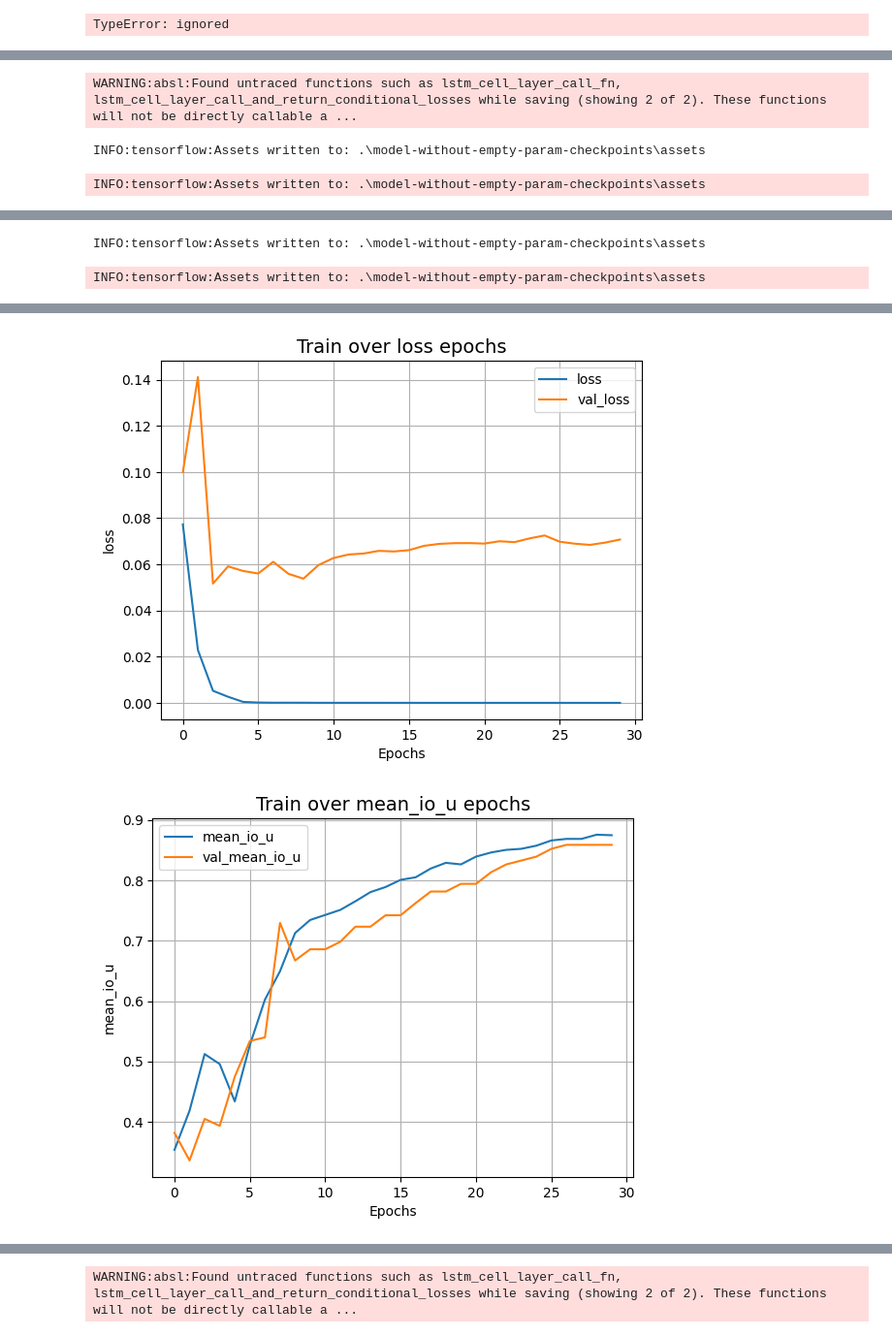
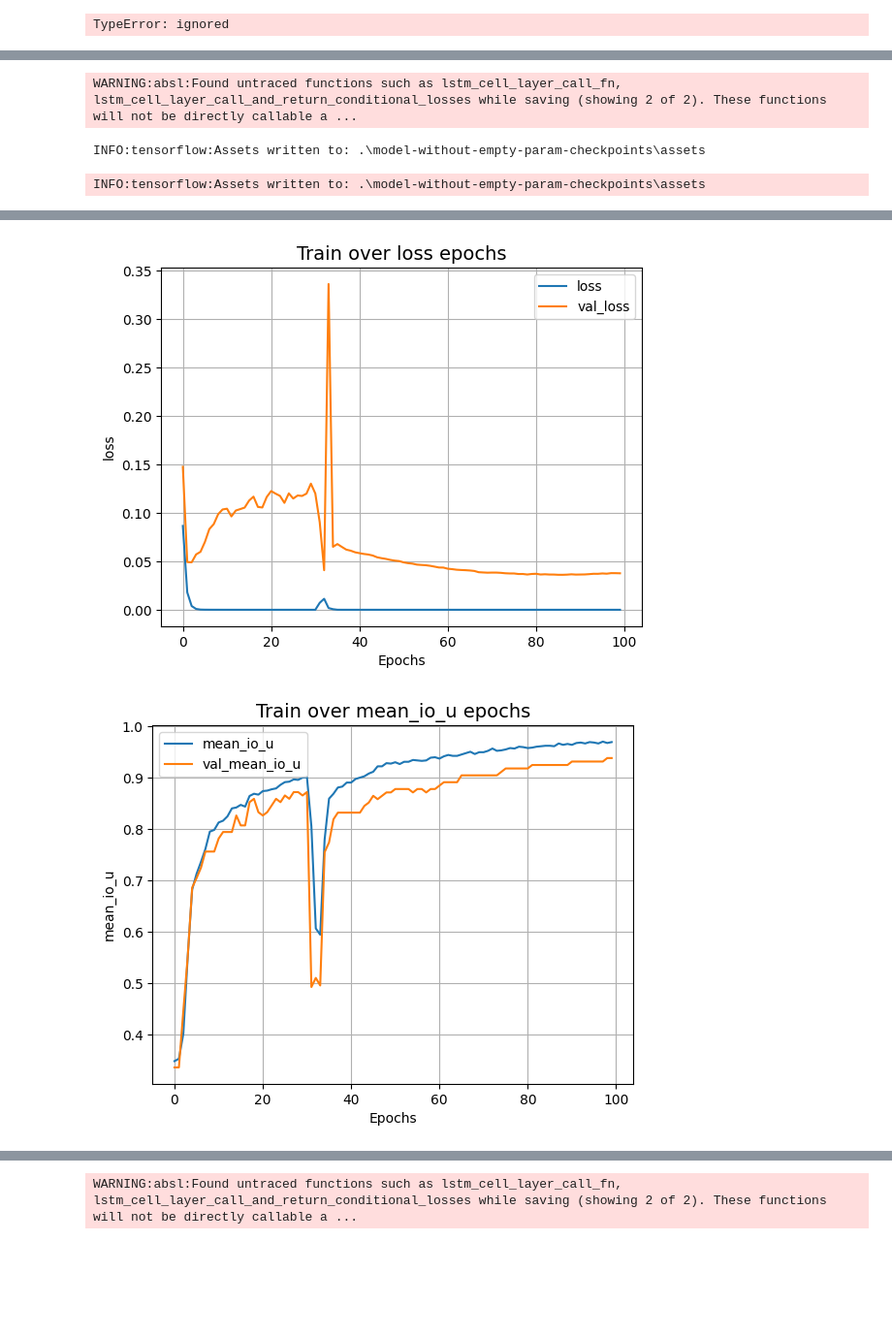
Before and after one commit to EuthanasiaTrip/covid_death_predictors, a Jupyter notebook: text_classifier_two_params.ipynb, the cells around one changed output, grey strips where cells are left out. Shown: that part at 97% size. Saved outputs shown, nothing was run; the diff lists cells and outputs as text; code cells hidden in the pictures; blank space fills up the shorter version.

Commit message:
100 epochs training

```diff
--- a/text_classifier_two_params.ipynb
+++ b/text_classifier_two_params.ipynb
@@ -373,7 +370,7 @@ print(class_weights_sklearn)
 # %% [output]
 TypeError: ignored
 # %%
-epochs = 30
+epochs = 100
 
 callbacks = [
      ModelCheckpoint(check_path, monitor='val_mean_io_u', save_best_only=True, verbose=0),
@@ -414,2 +424,0 @@ WARNING:absl:Found untraced functions such as lstm_cell_layer_call_fn, lstm_cell
-INFO:tensorflow:Assets written to: .\model-without-empty-param-checkpoints\assets
-INFO:tensorflow:Assets written to: .\model-without-empty-param-checkpoints\assets
@@ -433,5 +425,5 @@ Epoch 30/30
-[figure, old version]
+[figure, new version]
-[figure, old version]
+[figure, new version]
 # %%
 _, _, mean_io_u = model.evaluate(seq_test_df, params_test_df_multilabel)
 print(f"Accuracy on the test set: {round(mean_io_u *100, 2)}%")
```
Also changed, not shown: parts of 5 cells of this notebook.
